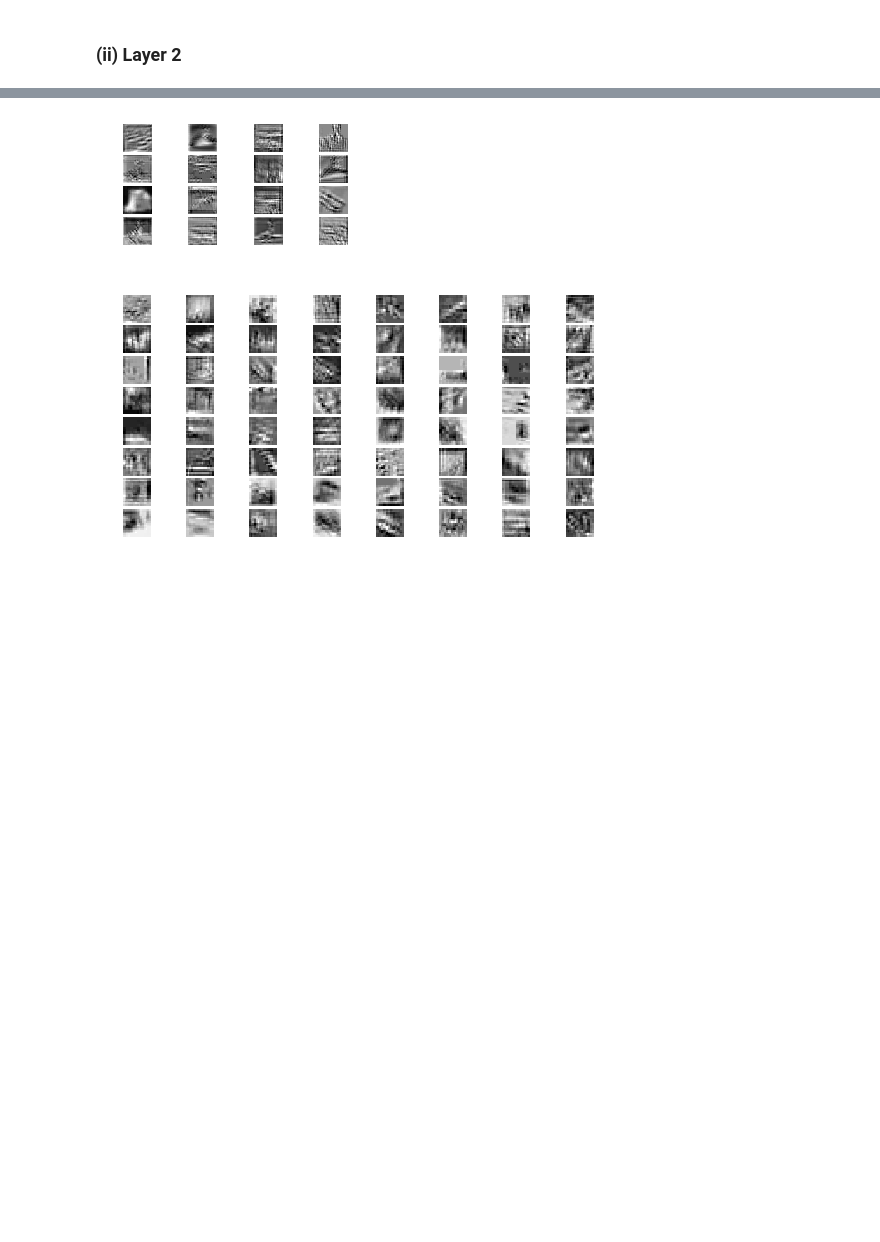
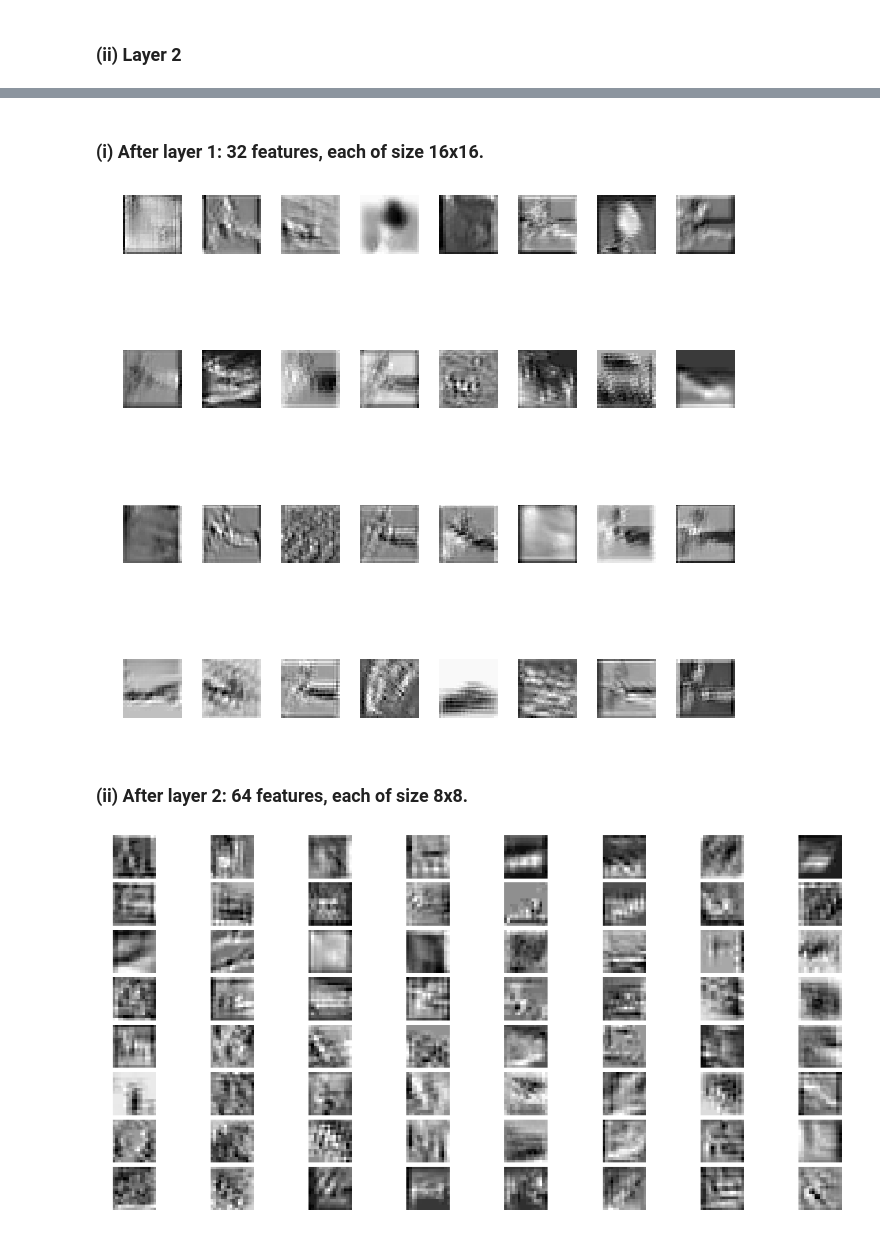
Before and after one commit to bpeng93/AML_Project, a Jupyter notebook: SVHN_CIFAR10.ipynb, the cells around one changed output, grey strips where cells are left out. Drawn from its saved outputs; the diff is of its cells as text; code cells hidden in the pictures; blank space fills up the shorter version.

```diff
--- a/SVHN_CIFAR10.ipynb
+++ b/SVHN_CIFAR10.ipynb
@@ -299,7 +299,7 @@ RATIO = 0.1 # take 20% of dataset as validation data
 BATCH_SIZE = 64
 TEST_BATCH_SIZE = 20
 CAPACITY = 2000
-MAX_STEP = 10000 # with current parameters, it is suggested to use MAX_STEP>10k
+MAX_STEP = 10 # with current parameters, it is suggested to use MAX_STEP>10k
 learning_rate = 0.0001 # with current parameters, it is suggested to use learning rate<0.0001
 
 data_dir = './data/SVHN/train_32x32.mat'
@@ -578,7 +574,7 @@ RATIO = 0.1 # take 20% of dataset as validation data
 BATCH_SIZE = 64
 TEST_BATCH_SIZE = 20
 CAPACITY = 2000
-MAX_STEP = 10000 # with current parameters, it is suggested to use MAX_STEP>10k
+MAX_STEP = 10 # with current parameters, it is suggested to use MAX_STEP>10k
 learning_rate = 0.0001 # with current parameters, it is suggested to use learning rate<0.0001
 
 data_dir = './data/cifar-10-batches-bin'
@@ -589,5 +586,5 @@ val_log_dir = './logs/CIFAR/val/'
 # %%
-with tf.name_scop
+with tf.name_scope('input'):
 
     tra_image_batch, tra_label_batch  = read_cifar10(data_dir = data_dir,
                                                      is_train = True,
@@ -677,13 +675,17 @@ Step: 9, loss: 2.3027, accuracy: 18.7500%
+# %% [markdown]
+### (i) After layer 1: 32 features, each of size 16x16.
 # %%
 display_features(
                 v_name = "conv1/weights:0",
                 pool_size = [None, 16,16,32],
                 out_shape = [64,32,32,3],
                 p_v = p1_v,
-                figs = (4,4),
+                figs = (4,8),
                 col_mp="gray")
 # %% [output]
-[figure, old version]
+[figure, new version]
+# %% [markdown]
+### (ii) After layer 2: 64 features, each of size 8x8.
 # %%
 display_features(
                 v_name = "conv2/weights:0",
@@ -693,4 +695,4 @@ display_features(
                 figs = (8,8),
                 col_mp="gray")
 # %% [output]
-[figure, old version]
+[figure, new version]
```
Also changed, not shown: parts of 27 cells of this notebook.
